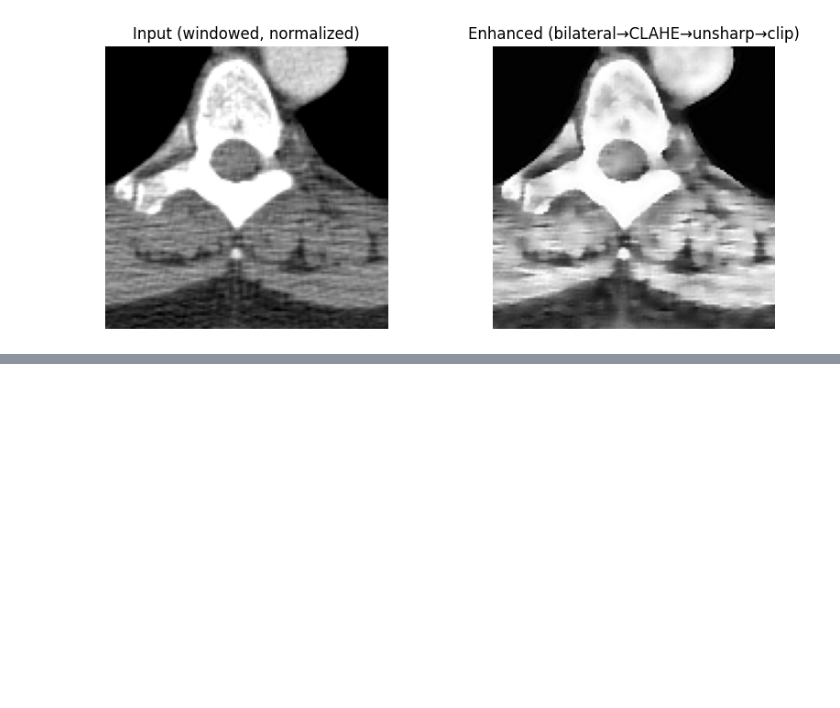
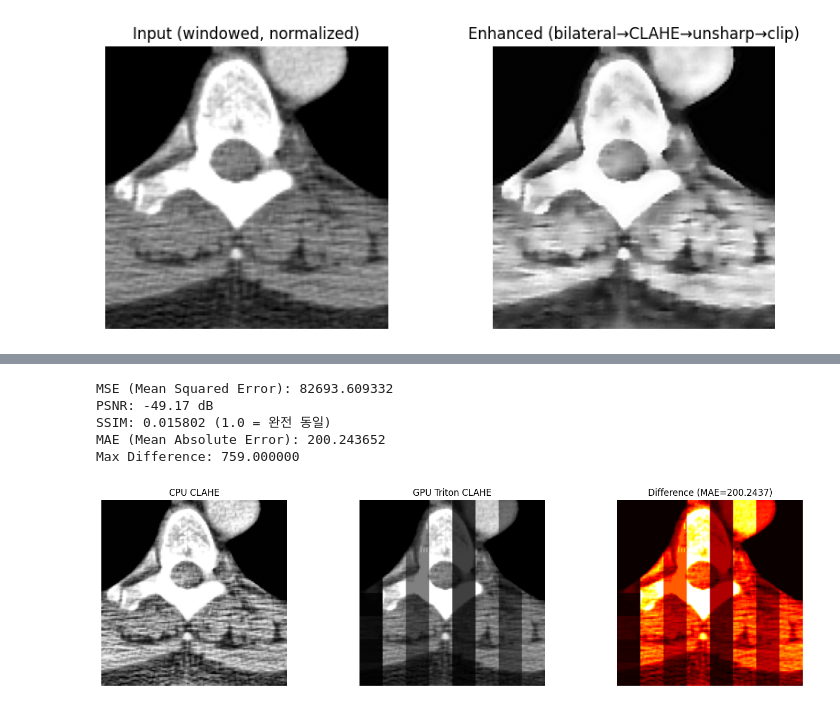
Before and after one commit to minseoc03/medical-enhancement-triton, a Jupyter notebook: notebooks/test_dicom.ipynb, the cells around one changed output, grey strips where cells are left out. Drawn from its saved outputs; the diff is of its cells as text; code cells hidden in the pictures; blank space fills up the shorter version.

```diff
--- a/notebooks/test_dicom.ipynb
+++ b/notebooks/test_dicom.ipynb
@@ -55,0 +65,48 @@ AttributeError: 'numpy.ndarray' object has no attribute 'is_cuda'
+# %%
+from skimage.metrics import structural_similarity as ssim, mean_squared_error
+import numpy as np
+
+# 두 이미지를 numpy 배열로 변환 (동일 형식)
+cpu_img = enh_only_clahe
+gpu_img = enh_triton_clahe[0, 0]
+
+# 1. Mean Squared Error (MSE)
+mse = mean_squared_error(cpu_img, gpu_img)
+print(f"MSE (Mean Squared Error): {mse:.6f}")
+
+# 2. Peak Signal-to-Noise Ratio (PSNR)
+if mse > 0:
+    psnr = 20 * np.log10(1.0 / np.sqrt(mse))  # [0,1] 범위 기준
+    print(f"PSNR: {psnr:.2f} dB")
+else:
+    print("PSNR: inf (이미지 동일)")
+
+# 3. Structural Similarity Index (SSIM) - 0~1, 1이 동일
+ssim_score = ssim(cpu_img, gpu_img, data_range=1.0)
+print(f"SSIM: {ssim_score:.6f} (1.0 = 완전 동일)")
+
+# 4. 픽셀 차이 절대값 평균 (MAE)
+mae = np.mean(np.abs(cpu_img - gpu_img))
+print(f"MAE (Mean Absolute Error): {mae:.6f}")
+
+# 5. 최대 차이
+max_diff = np.max(np.abs(cpu_img - gpu_img))
+print(f"Max Difference: {max_diff:.6f}")
+
+# 시각화
+fig, axes = plt.subplots(1, 3, figsize=(15, 4))
+axes[0].imshow(cpu_img, cmap="gray"); axes[0].set_title("CPU CLAHE")
+axes[1].imshow(gpu_img, cmap="gray"); axes[1].set_title("GPU Triton CLAHE")
+diff_img = np.abs(cpu_img - gpu_img)
+axes[2].imshow(diff_img, cmap="hot"); axes[2].set_title(f"Difference (MAE={mae:.4f})")
+for ax in axes:
+    ax.axis("off")
+plt.tight_layout()
+plt.show()
+# %% [output]
+MSE (Mean Squared Error): 82693.609332
+PSNR: -49.17 dB
+SSIM: 0.015802 (1.0 = 완전 동일)
+MAE (Mean Absolute Error): 200.243652
+Max Difference: 759.000000
+[figure, added]
```
Also changed, not shown: parts of 6 cells of this notebook, 5 other files.
